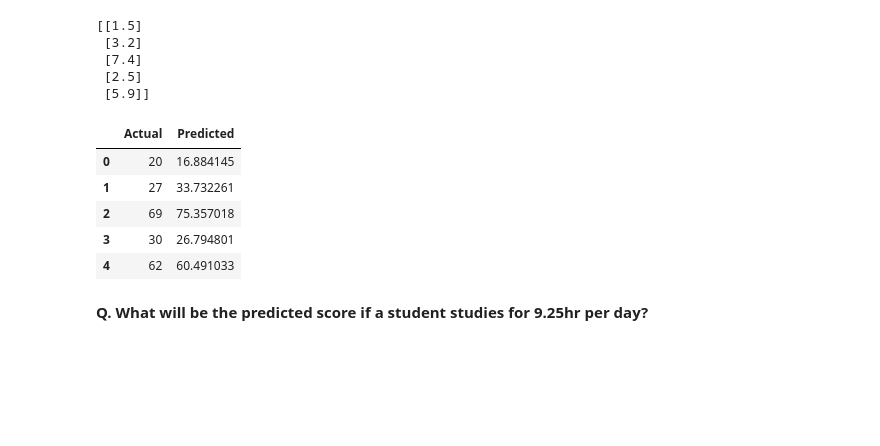
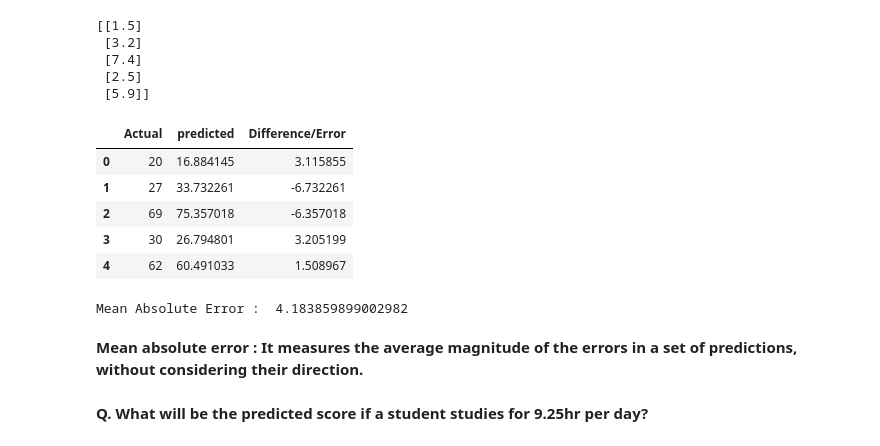
Before and after one commit to ASWINY/Task-1-Prediction-Using-Supervised-ML, a Jupyter notebook: Task_1.ipynb, the cells around one changed output. Drawn from its saved outputs; the diff is of its cells as text; code cells hidden in the pictures; blank space fills up the shorter version.

```diff
--- a/Task_1.ipynb
+++ b/Task_1.ipynb
@@ -232,16 +265,23 @@ y_pred = regressor.predict(X_test) # Predicting the scores
  [2.5]
  [5.9]]
 # %%
-# Comparing Actual vs Predicted
-df = pd.DataFrame({'Actual': y_test, 'Predicted': y_pred})
+#Comparing the actual y_test set and predicted y_pred data we get
+df = pd.DataFrame({'Actual': y_test, 'predicted': y_pred, 'Difference/Error': y_test - y_pred})
 df
 # %% [output]
-|  | Actual | Predicted |
-| 0 | 20 | 16.884145 |
-| 1 | 27 | 33.732261 |
-| 2 | 69 | 75.357018 |
-| 3 | 30 | 26.794801 |
-| 4 | 62 | 60.491033 |
+|  | Actual | predicted | Difference/Error |
+| 0 | 20 | 16.884145 | 3.115855 |
+| 1 | 27 | 33.732261 | -6.732261 |
+| 2 | 69 | 75.357018 | -6.357018 |
+| 3 | 30 | 26.794801 | 3.205199 |
+| 4 | 62 | 60.491033 | 1.508967 |
+# %%
+# mean_absolute_error
+print("Mean Absolute Error : ",mean_absolute_error(y_test, y_pred))
+# %% [output]
+Mean Absolute Error :  4.183859899002982
+# %% [markdown]
+**Mean absolute error : It measures the average magnitude of the errors in a set of predictions, without considering their direction.**
 # %% [markdown]
 **Q. What will be the predicted score if a student studies for 9.25hr per day?**
 # %%
```
Also changed, not shown: parts of 14 cells of this notebook.
